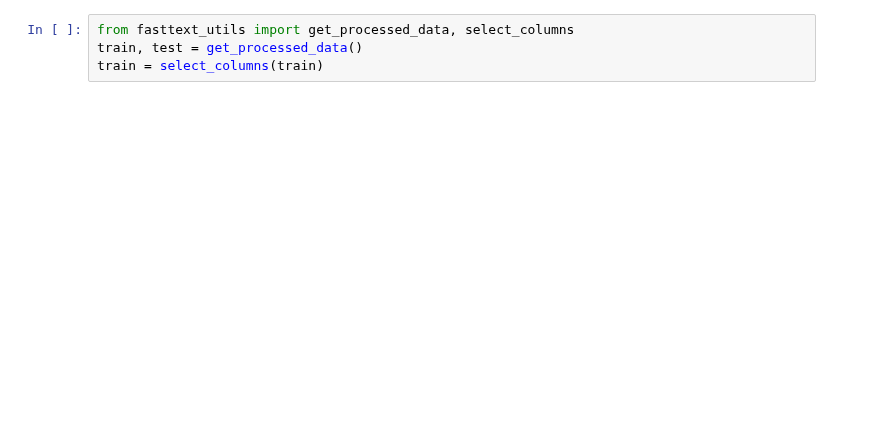
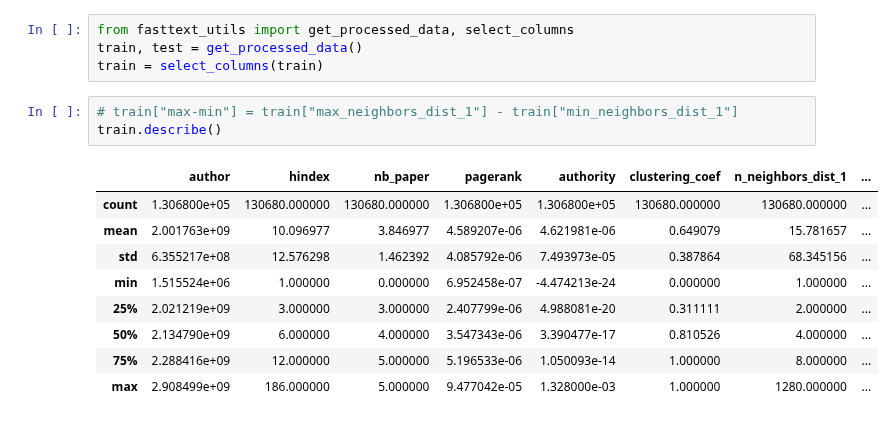
Before and after one commit to gostreap/h_index, a Jupyter notebook: src/features_study.ipynb, the cells around one changed output. Saved outputs shown, nothing was run; the diff lists cells and outputs as text; blank space fills up the shorter version.

```diff
--- a/src/features_study.ipynb
+++ b/src/features_study.ipynb
@@ -2,3 +2,16 @@
 from fasttext_utils import get_processed_data, select_columns
 train, test = get_processed_data()
 train = select_columns(train)
+# %%
+# train["max-min"] = train["max_neighbors_dist_1"] - train["min_neighbors_dist_1"]
+train.describe()
+# %% [output]
+|  | author | hindex | nb_paper | pagerank | authority | clustering_coef | n_neighbors_dist_1 | ... |
+| count | 1.306800e+05 | 130680.000000 | 130680.000000 | 1.306800e+05 | 1.306800e+05 | 130680.000000 | 130680.000000 | ... |
+| mean | 2.001763e+09 | 10.096977 | 3.846977 | 4.589207e-06 | 4.621981e-06 | 0.649079 | 15.781657 | ... |
+| std | 6.355217e+08 | 12.576298 | 1.462392 | 4.085792e-06 | 7.493973e-05 | 0.387864 | 68.345156 | ... |
+| min | 1.515524e+06 | 1.000000 | 0.000000 | 6.952458e-07 | -4.474213e-24 | 0.000000 | 1.000000 | ... |
+| 25% | 2.021219e+09 | 3.000000 | 3.000000 | 2.407799e-06 | 4.988081e-20 | 0.311111 | 2.000000 | ... |
+| 50% | 2.134790e+09 | 6.000000 | 4.000000 | 3.547343e-06 | 3.390477e-17 | 0.810526 | 4.000000 | ... |
+| 75% | 2.288416e+09 | 12.000000 | 5.000000 | 5.196533e-06 | 1.050093e-14 | 1.000000 | 8.000000 | ... |
+| max | 2.908499e+09 | 186.000000 | 5.000000 | 9.477042e-05 | 1.328000e-03 | 1.000000 | 1280.000000 | ... |
```
Also changed, not shown: parts of 9 cells of this notebook.
